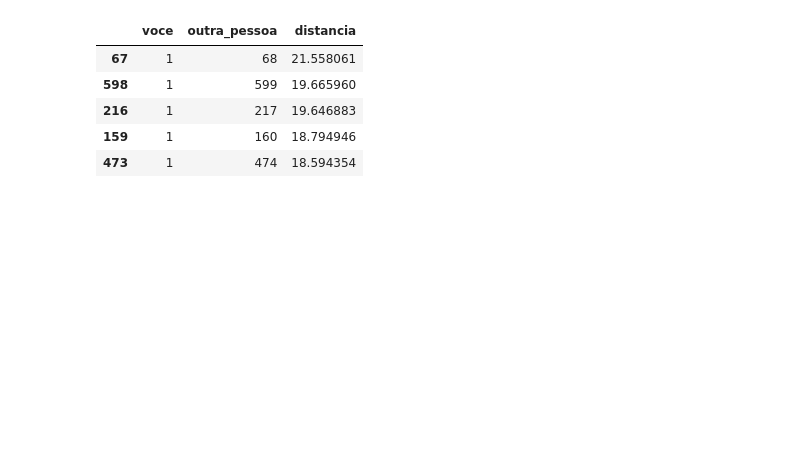
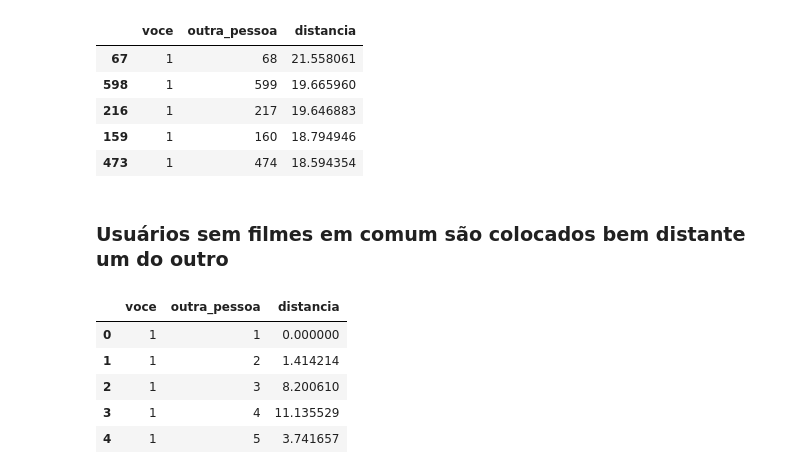
Before and after one commit to laurivansareta/sistema-recomendacao-movielens, a Jupyter notebook: sistema-recomendacao-movielens.ipynb, the cells around one changed output. Cells and saved outputs as stored; diff of their text form; code cells hidden in the pictures; blank space fills up the shorter version.

```diff
--- a/sistema-recomendacao-movielens.ipynb
+++ b/sistema-recomendacao-movielens.ipynb
@@ -324,7 +313,7 @@ notas
 # %%
 def distancia_todos(voce_id):
     todos_os_usuarios = notas['usuario_id'].unique()
-    distancias = [distancia_de_usuarios(voce_id, usuario_id) for usuario_id in todos_os_usuarios]
+    distancias = [distancia_usuarios(voce_id, usuario_id) for usuario_id in todos_os_usuarios]
     distancias = pd.DataFrame(distancias, columns = ["voce", "outra_pessoa", "distancia"])
     return distancias
 # %%
@@ -338,3 +327,5 @@ usuario_1.sort_values('distancia', ascending=False).head()
 | 216 | 1 | 217 | 19.646883 |
 | 159 | 1 | 160 | 18.794946 |
 | 473 | 1 | 474 | 18.594354 |
+# %% [markdown]
+### Usuários sem filmes em comum são colocados bem distante um do outro
@@ -340,0 +343,10 @@ usuario_1.sort_values('distancia', ascending=False).head()
+# %%
+todos_para_1 = distancia_todos(1)
+todos_para_1.head()
+# %% [output]
+|  | voce | outra_pessoa | distancia |
+| 0 | 1 | 1 | 0.000000 |
+| 1 | 1 | 2 | 1.414214 |
+| 2 | 1 | 3 | 8.200610 |
+| 3 | 1 | 4 | 11.135529 |
+| 4 | 1 | 5 | 3.741657 |
```
Also changed, not shown: parts of 7 cells of this notebook.
